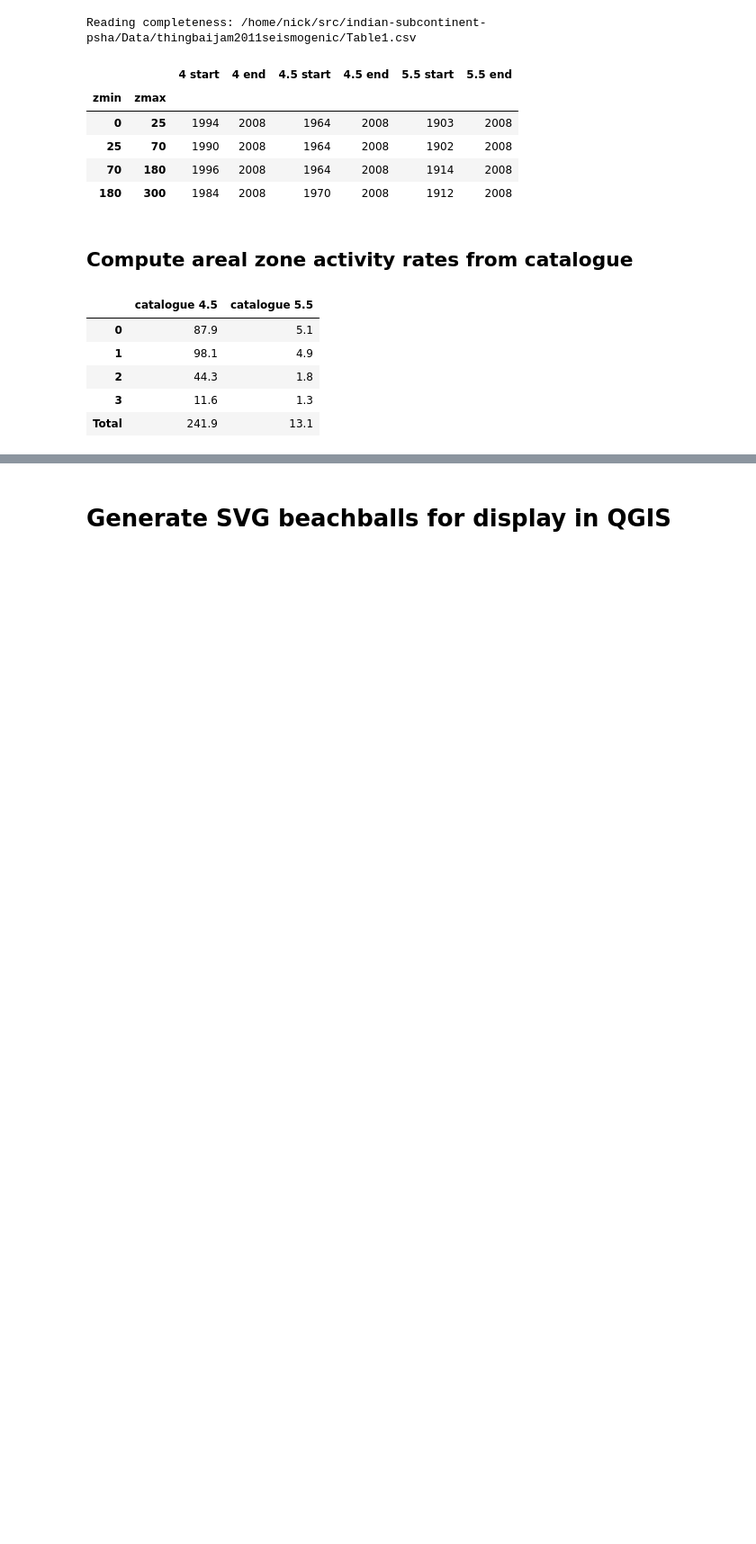
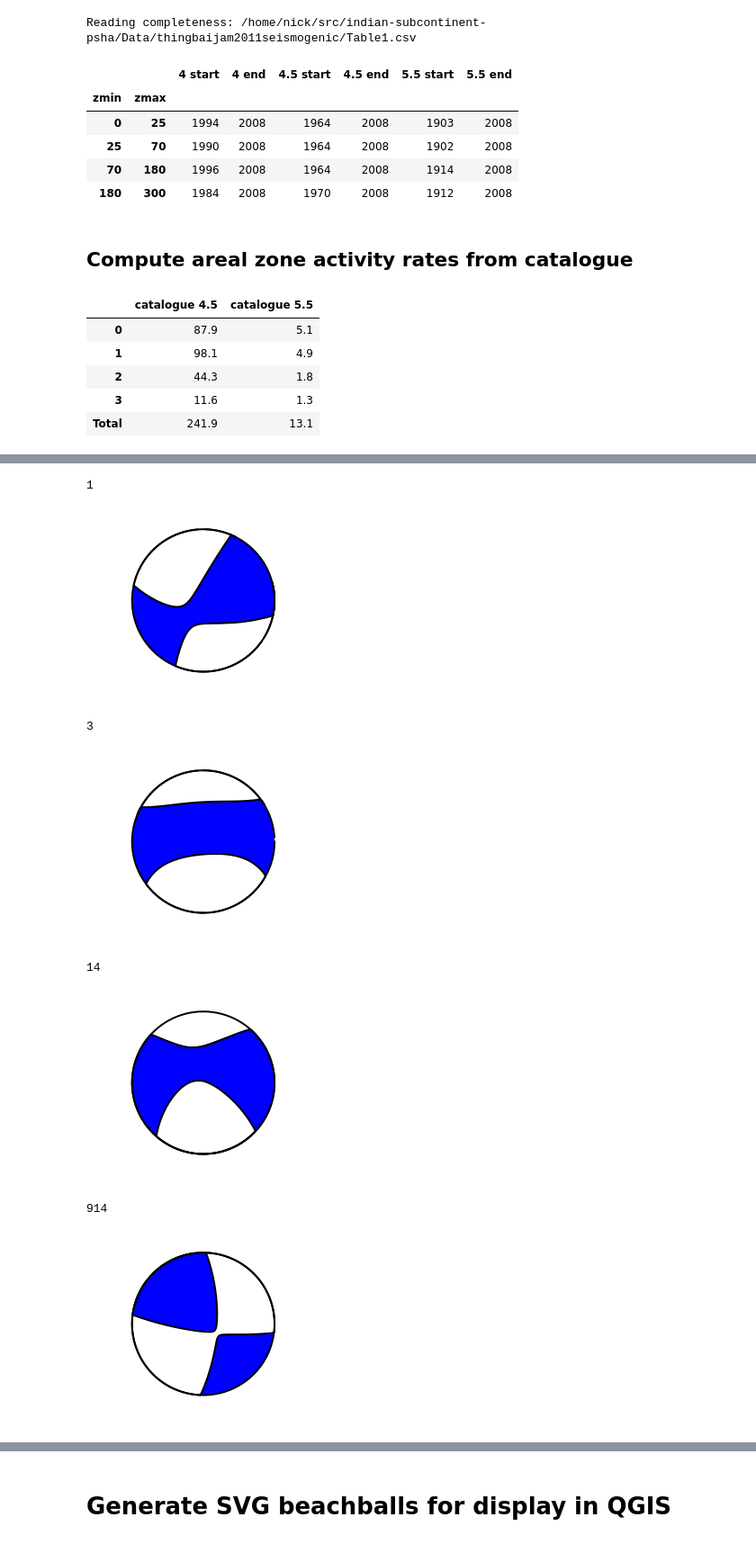
Before and after one commit to nackerley/indian-subcontinent-psha, a Jupyter notebook: Source Models/areal_source_models_nt2012.ipynb, the cells around one changed output, grey strips where cells are left out. Shown at 90% size. Drawn from its saved outputs; the diff is of its cells as text; code cells hidden in the pictures; blank space fills up the shorter version.

Commit message:
Added derivation of focal planes from GCMT catalogue.

```diff
--- a/Source Models/areal_source_models_nt2012.ipynb
+++ b/Source Models/areal_source_models_nt2012.ipynb
@@ -48,6 +52,7 @@ AUX2_FILE = 'TRT_assignments_KKST.csv'
 SIGNIFICANT_EVENTS_FILE = '../Data/nath2011peak/Table6.csv'
 COMPLETENESS_FILE = '../Data/thingbaijam2011seismogenic/Table1.csv'
 CATALOGUE_FILE = '../Catalogue/SACAT1900_2008v2.txt'
+GCMT_FILE = '../Catalogue/jan76_dec17.ndk'
 # %% [markdown]
 ## Load areal zone description
 # %%
@@ -473,0 +484,3 @@ display(catalogue_activity_df)
+# %%
+from obspy import read_events
+gcmt_catalog = read_events(GCMT_FILE)
@@ -473,0 +568,39 @@ display(catalogue_activity_df)
+# %%
+zone_gcmts = []
+for zoneid, zone_df in gcmt_gdf.groupby('zoneid'):
+    zone = zone_df[['m_rr', 'm_tt', 'm_pp', 'm_rt', 'm_rp', 'm_tp']].apply(
+        lambda item: np.average(item, weights=zone_df.scalar_moment))
+    zone.name = int(zoneid)
+
+    zone['scalar_moment'] = zone_df.scalar_moment.sum()
+    nodal_plane = mt2plane(MomentTensor((zone.m_rr, zone.m_tt, zone.m_pp,
+                                         zone.m_rt, zone.m_rp, zone.m_tp),
+                                        zone.scalar_moment))
+    zone['strike1'] = nodal_plane.strike
+    zone['dip1'] = nodal_plane.dip
+    zone['rake1'] = nodal_plane.rake
+    zone['strike2'], zone['dip2'], zone['rake2']  = aux_plane(
+        nodal_plane.strike, nodal_plane.dip, nodal_plane.rake)
+    zone_gcmts.append(zone)
+zone_gcmt_df = pd.DataFrame(zone_gcmts)
+zone_gcmt_df.index.name = 'zoneid'
+
+zone_gcmt_df[['strike1', 'dip1', 'rake1', 'strike2', 'dip2', 'rake2']] = \
+    zone_gcmt_df[['strike1', 'dip1', 'rake1', 'strike2', 'dip2', 'rake2']].round(1)
+
+zone_gcmt_df[['rake1', 'rake2']] = zone_gcmt_df[['rake1', 'rake2']].apply(wrap)
+# %%
+zoneids = [1, 3, 14, 914]
+for zoneid in zoneids:
+    zone = zone_gcmt_df.loc[zoneid]
+    print(zoneid)
+    beachball((zone.m_rr, zone.m_tt, zone.m_pp,  zone.m_rt, zone.m_rp, zone.m_tp))
+# %% [output]
+1
+[figure, added]
+3
+[figure, added]
+14
+[figure, added]
+914
+[figure, added]
```
Also changed, not shown: parts of 15 cells of this notebook.
